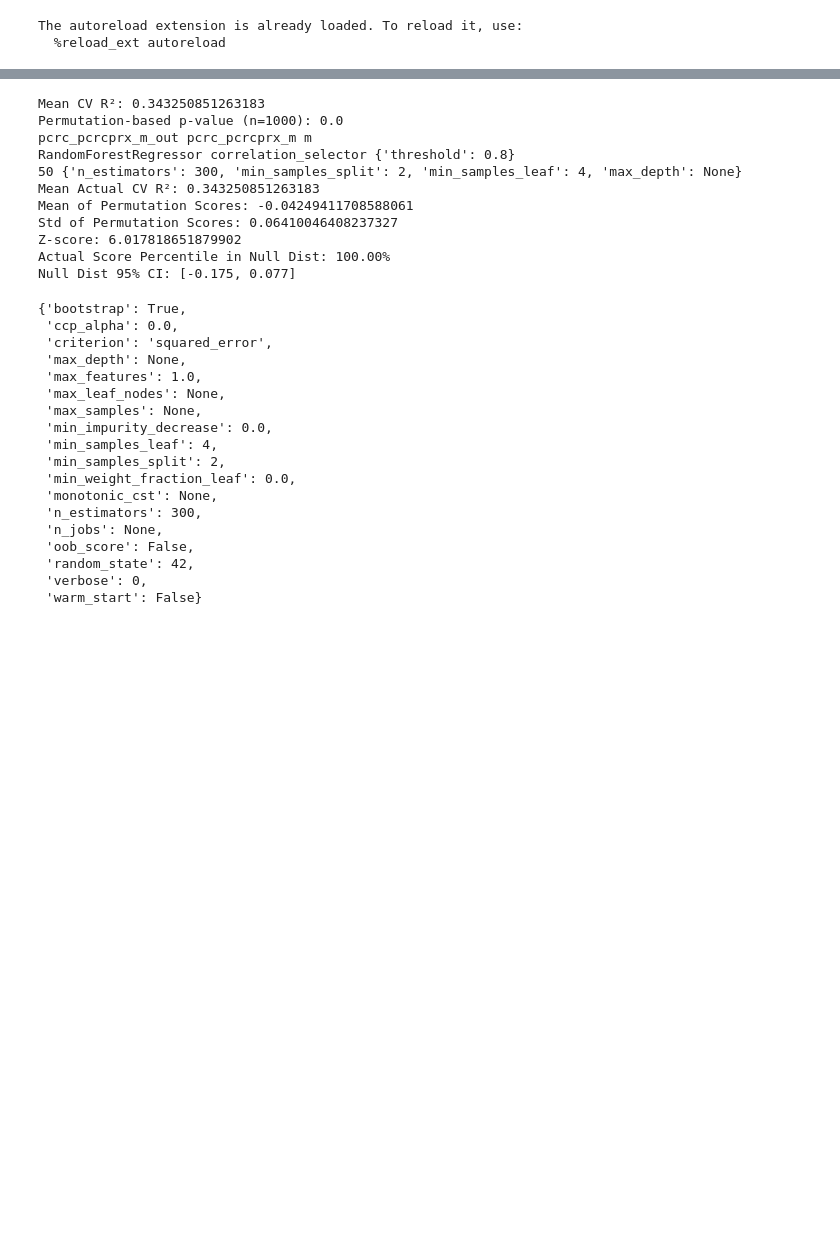
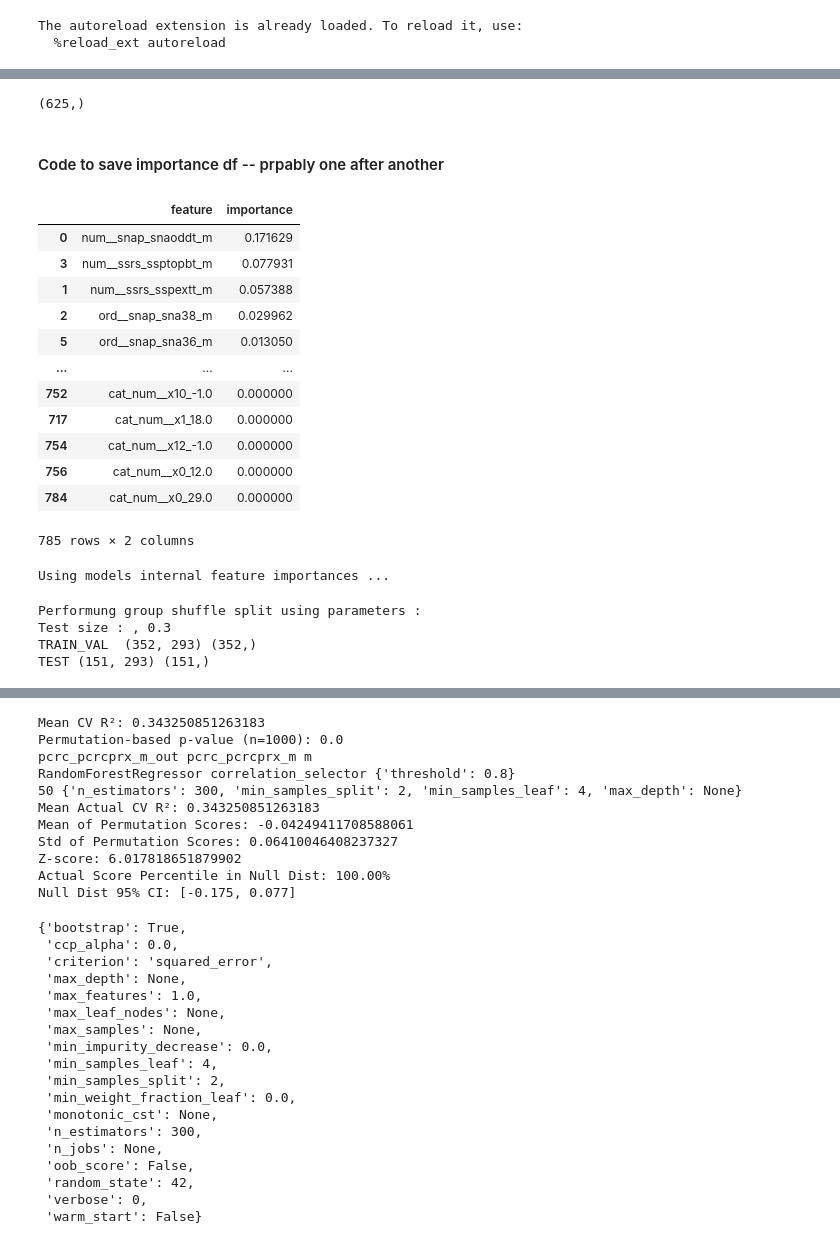
Before and after one commit to ALINA991/ADHD_fMRI, a Jupyter notebook: MTA/permutation_analysis.ipynb, the cells around one changed output, grey strips where cells are left out. Saved outputs shown, nothing was run; the diff lists cells and outputs as text; code cells hidden in the pictures; blank space fills up the shorter version.

```diff
--- a/MTA/permutation_analysis.ipynb
+++ b/MTA/permutation_analysis.ipynb
@@ -479,0 +606,74 @@ TypeError: cannot unpack non-iterable NoneType object
+# %%
+result['importances_mean'].shape
+feature_names.shape
+# %% [output]
+(625,)
+# %% [markdown]
+#### Code to save importance df -- prpably one after another
+# %%
+fi_cv_df
+# %% [output]
+|  | feature | importance |
+| 0 | num__snap_snaoddt_m | 0.171629 |
+| 3 | num__ssrs_ssptopbt_m | 0.077931 |
+| 1 | num__ssrs_sspextt_m | 0.057388 |
+| 2 | ord__snap_sna38_m | 0.029962 |
+| 5 | ord__snap_sna36_m | 0.013050 |
+| ... | ... | ... |
+| 752 | cat_num__x10_-1.0 | 0.000000 |
+| 717 | cat_num__x1_18.0 | 0.000000 |
+| 754 | cat_num__x12_-1.0 | 0.000000 |
+| 756 | cat_num__x0_12.0 | 0.000000 |
+| 784 | cat_num__x0_29.0 | 0.000000 |
+785 rows × 2 columns
+# %%
+compute_perm_importances = False
+if compute_perm_importances:
+    n_repeats = 10
+    print("Computing permutation feature importances...")
+    print("N repeats : {}".format(n_repeats))
+    fold_splits = list(cv.split(df_X, y, groups))
+    perm_importances = []
+
+
+    # Compute permutation importance on each fold using the R² metric
+    for fold_idx, (train_idx, test_idx) in enumerate(fold_splits):
+        estimator = pipeline.named_steps["regressor"][fold_idx]
+        X_test, y_test = df_X.iloc[test_idx], y[test_idx]
+        result = permutation_importance(
+            estimator, X_test, y_test,
+            n_repeats=n_repeats, random_state=42,
+            scoring='r2'
+        )
+        perm_importances.append(result.importances_mean)
+        #print(perm_importances)
+
+    # Average permutation importances across folds
+    importances= np.mean(perm_importances, axis=0)
+    print("Average Permutation Importances (using R²):", importances)
+#pipeline.fit(df_X, y)
+else:
+    print("Using models internal feature importances ...")
+    importances= pipeline.named_steps['regressor'].feature_importances_
+# %% [output]
+Using models internal feature importances ...
+# %%
+
+print("Performung group shuffle split using parameters : ")
+print(f"Test size : , {params_train['test_size']}")
+# Initialize GroupShuffleSplit for initial train-test split
+gss_test = GroupShuffleSplit(n_splits=1, test_size=params_train['test_size'], random_state=params_train['random_state'])
+train_val_idx, test_idx = next(gss_test.split(df_X, y, groups=groups))
+
+# Split data into training-validation and test sets
+X_test, y_test, groups_test = df_X.iloc[test_idx], y[test_idx], groups[test_idx]
+X_train, y_train, groups_train = df_X.iloc[train_val_idx], y[train_val_idx], groups[train_val_idx]
+
+
+print('TRAIN_VAL ', X_train.shape, y_train.shape)
+print('TEST', X_test.shape, y_test.shape)
+# %% [output]
+Performung group shuffle split using parameters :
+Test size : , 0.3
+TRAIN_VAL  (352, 293) (352,)
+TEST (151, 293) (151,)
```
Also changed, not shown: parts of 64 cells of this notebook, 6 other files.
